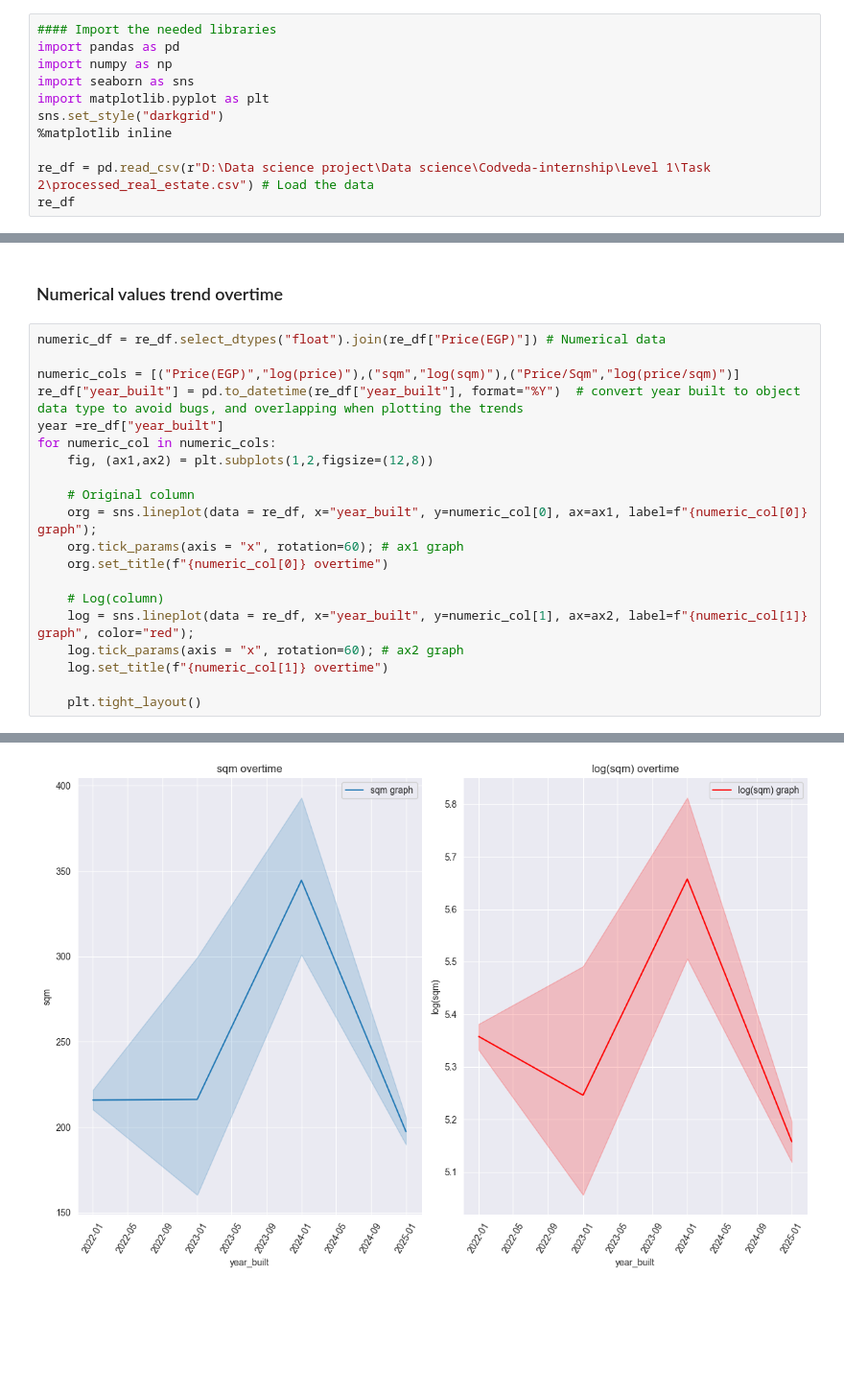
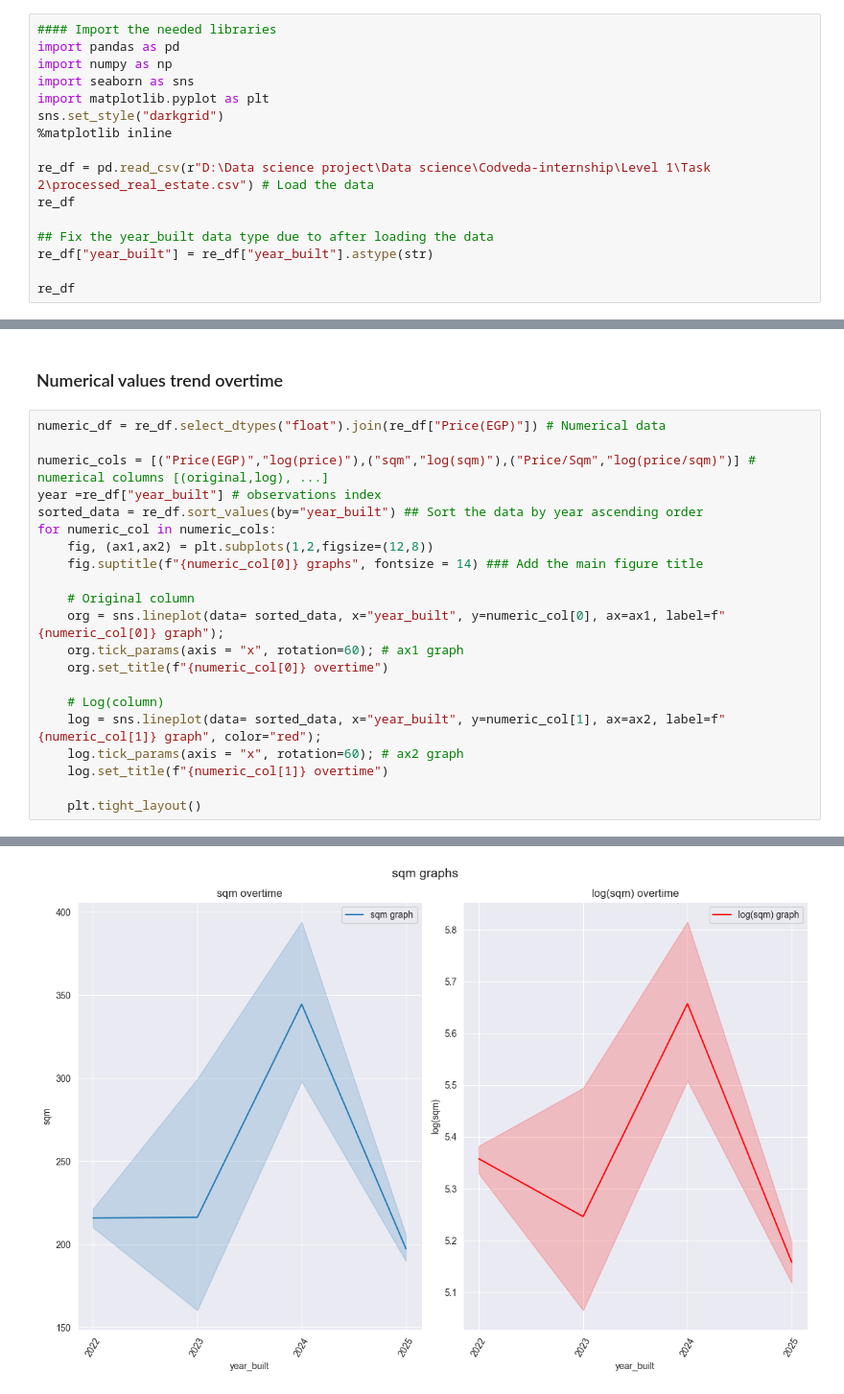
Before and after one commit to MinaAlberDS/Codveda-Internship, a Jupyter notebook: Level 1/Task 3/EDA.ipynb, the cells around one changed output, grey strips where cells are left out. Shown at 96% size. Drawn from its saved outputs; the diff is of its cells as text; blank space fills up the shorter version.

```diff
--- a/Level 1/Task 3/EDA.ipynb
+++ b/Level 1/Task 3/EDA.ipynb
@@ -13,6 +13,11 @@ sns.set_style("darkgrid")
 
 re_df = pd.read_csv(r"D:\Data science project\Data science\Codveda-internship\Level 1\Task 2\processed_real_estate.csv") # Load the data
 re_df
+
+## Fix the year_built data type due to after loading the data
+re_df["year_built"] = re_df["year_built"].astype(str)
+
+re_df
 # %% [output]
 |  | name | sqm | year_built | Price(EGP) | Price/Sqm | has_main_facilities | has_security_features | ... |
 | 0 | Alamain (Latin District) | 92.86 | 2025 | 6594000 | 71010.1228 | 1 | 1 | ... |
@@ -409,19 +468,20 @@ Retail                                       7.619349
 # %%
 numeric_df = re_df.select_dtypes("float").join(re_df["Price(EGP)"]) # Numerical data
 
-numeric_cols = [("Price(EGP)","log(price)"),("sqm","log(sqm)"),("Price/Sqm","log(price/sqm)")]
-re_df["year_built"] = pd.to_datetime(re_df["year_built"], format="%Y")  # convert year built to object data type to avoid bugs, and overlapping when plotting the trends
-year =re_df["year_built"]
+numeric_cols = [("Price(EGP)","log(price)"),("sqm","log(sqm)"),("Price/Sqm","log(price/sqm)")] # numerical columns [(original,log), ...]
+year =re_df["year_built"] # observations index
+sorted_data = re_df.sort_values(by="year_built") ## Sort the data by year ascending order
 for numeric_col in numeric_cols:
     fig, (ax1,ax2) = plt.subplots(1,2,figsize=(12,8))
+    fig.suptitle(f"{numeric_col[0]} graphs", fontsize = 14) ### Add the main figure title
 
     # Original column
-    org = sns.lineplot(data = re_df, x="year_built", y=numeric_col[0], ax=ax1, label=f"{numeric_col[0]} graph");
+    org = sns.lineplot(data= sorted_data, x="year_built", y=numeric_col[0], ax=ax1, label=f"{numeric_col[0]} graph");
     org.tick_params(axis = "x", rotation=60); # ax1 graph
     org.set_title(f"{numeric_col[0]} overtime")
 
     # Log(column)
-    log = sns.lineplot(data = re_df, x="year_built", y=numeric_col[1], ax=ax2, label=f"{numeric_col[1]} graph", color="red");
+    log = sns.lineplot(data= sorted_data, x="year_built", y=numeric_col[1], ax=ax2, label=f"{numeric_col[1]} graph", color="red");
     log.tick_params(axis = "x", rotation=60); # ax2 graph
     log.set_title(f"{numeric_col[1]} overtime")
 
@@ -431 +491 @@ for numeric_col in numeric_cols:
-[figure, old version]
+[figure, new version]
```
Also changed, not shown: parts of 25 cells of this notebook, 4 other files.
